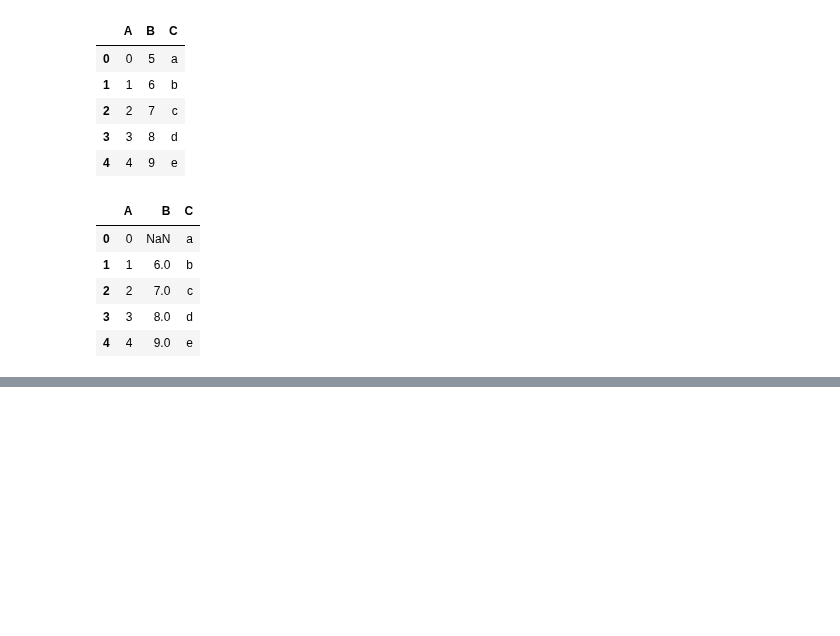
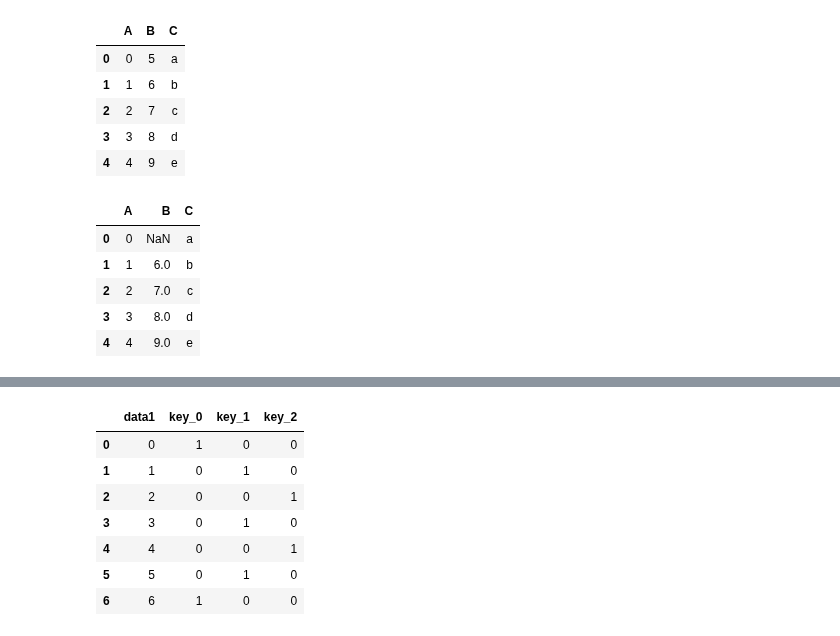
Before and after one commit to Vikas-KM/machine-learning, a Jupyter notebook: Python for Data Analysis/chapter 07/Data Cleaning and Preparation.ipynb, the cells around one changed output, grey strips where cells are left out. Cells and saved outputs as stored; diff of their text form; code cells hidden in the pictures; blank space fills up the shorter version.

```diff
--- a/Python for Data Analysis/chapter 07/Data Cleaning and Preparation.ipynb
+++ b/Python for Data Analysis/chapter 07/Data Cleaning and Preparation.ipynb
@@ -235,0 +429,6 @@ df.replace(5, np.nan)
+# %%
+df = pd.DataFrame({
+    'key':[0,1,2,1,2,1,0],
+    'data1':range(7)
+})
+df
@@ -235,0 +444,3 @@ df.replace(5, np.nan)
+# %%
+dummies = pd.get_dummies(df['key'], prefix='key')
+dummies
@@ -235,0 +456,12 @@ df.replace(5, np.nan)
+# %%
+data1_with_dummies = df[['data1']].join(dummies)
+data1_with_dummies
+# %% [output]
+|  | data1 | key_0 | key_1 | key_2 |
+| 0 | 0 | 1 | 0 | 0 |
+| 1 | 1 | 0 | 1 | 0 |
+| 2 | 2 | 0 | 0 | 1 |
+| 3 | 3 | 0 | 1 | 0 |
+| 4 | 4 | 0 | 0 | 1 |
+| 5 | 5 | 0 | 1 | 0 |
+| 6 | 6 | 1 | 0 | 0 |
```
Also changed, not shown: parts of 36 cells of this notebook.
